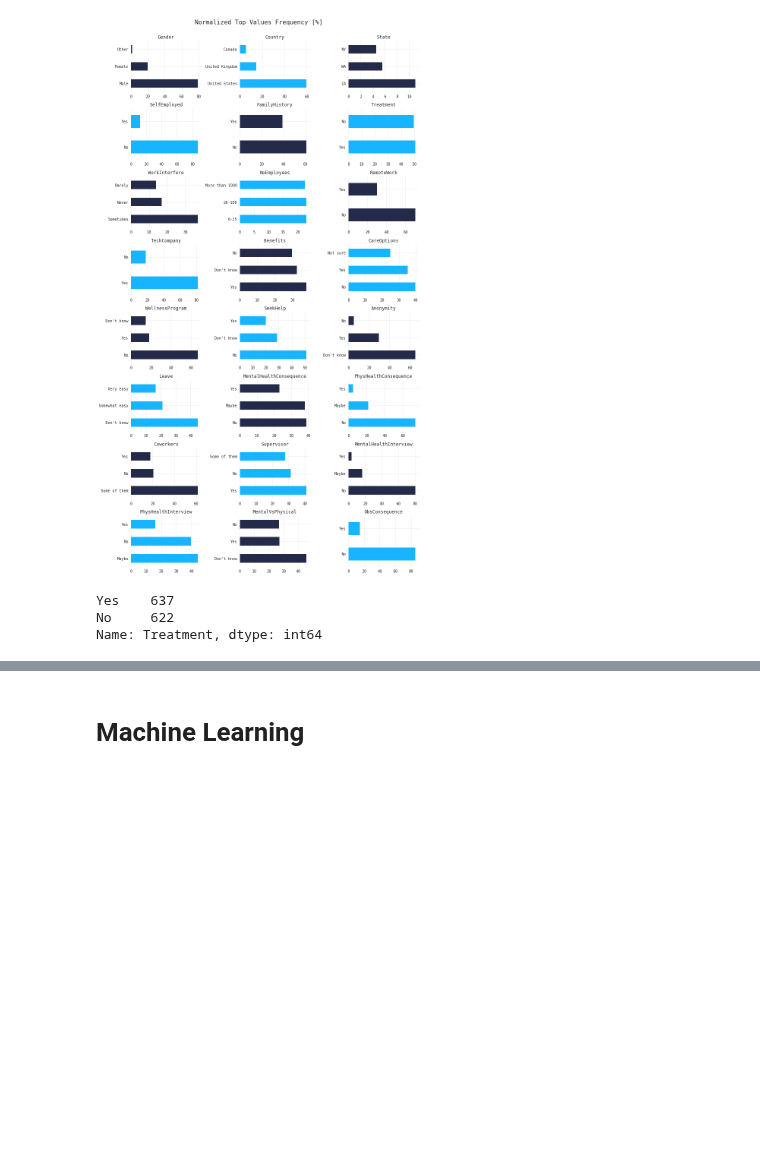
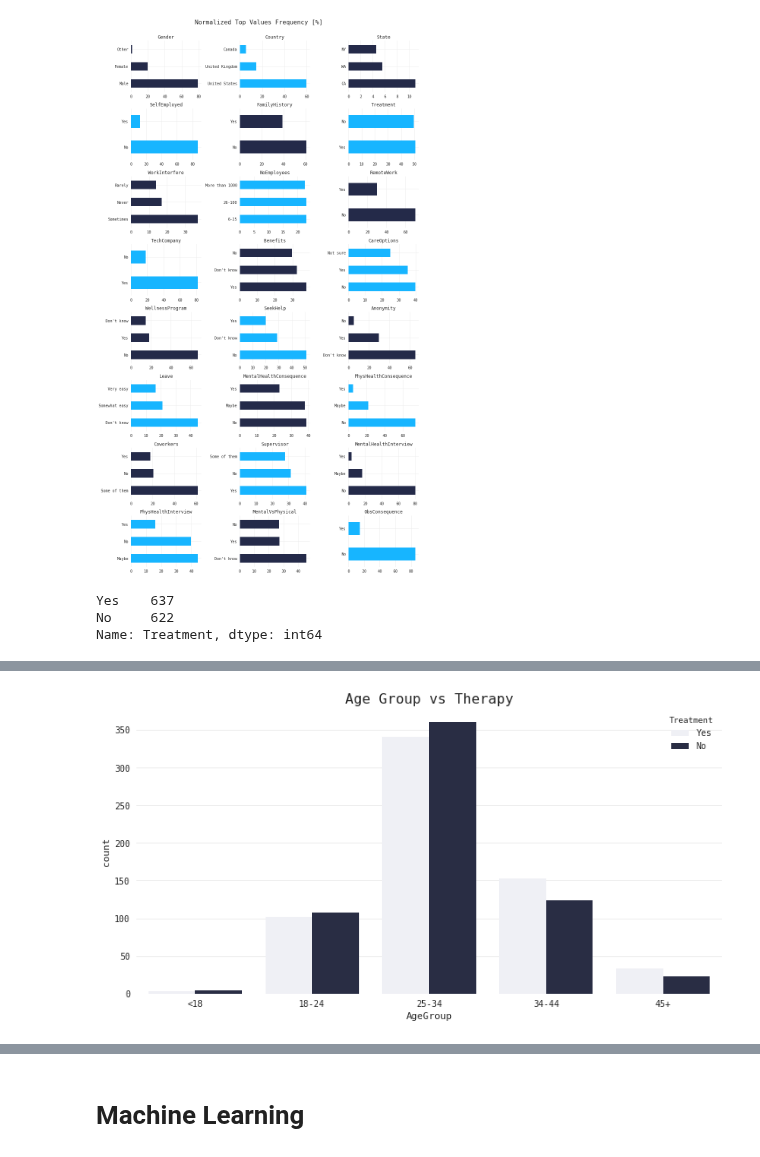
Before and after one commit to qu4ku/datasets-analysis, a Jupyter notebook: 004-mental-health-in-tech-survey-2014.ipynb, the cells around one changed output, grey strips where cells are left out. Drawn from its saved outputs; the diff is of its cells as text; code cells hidden in the pictures; blank space fills up the shorter version.

```diff
--- a/004-mental-health-in-tech-survey-2014.ipynb
+++ b/004-mental-health-in-tech-survey-2014.ipynb
@@ -341,0 +299,5 @@ Comments 160
+# %%
+sns.countplot(df.AgeGroup, hue=df.Treatment, color=MC);
+plt.title('Age Group vs Therapy');
+# %% [output]
+[figure, added]
```
Also changed, not shown: parts of 15 cells of this notebook, 1 other file.
